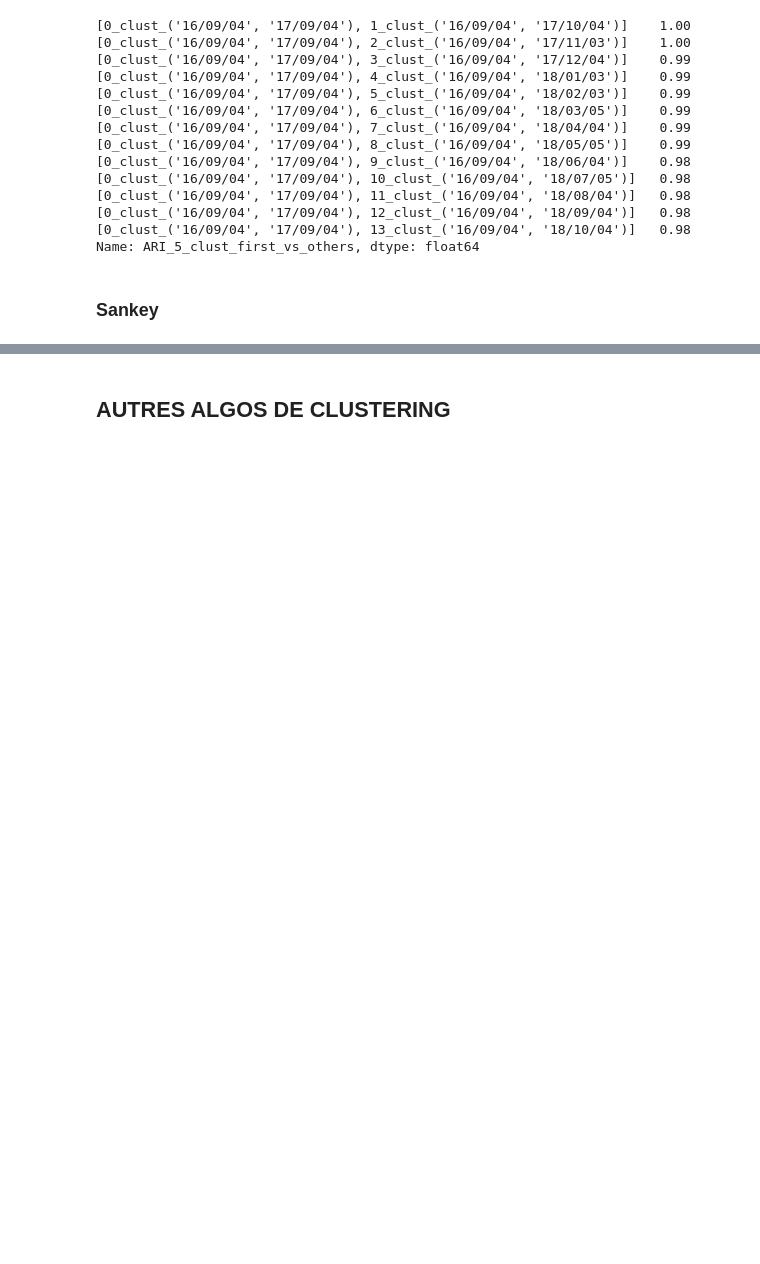
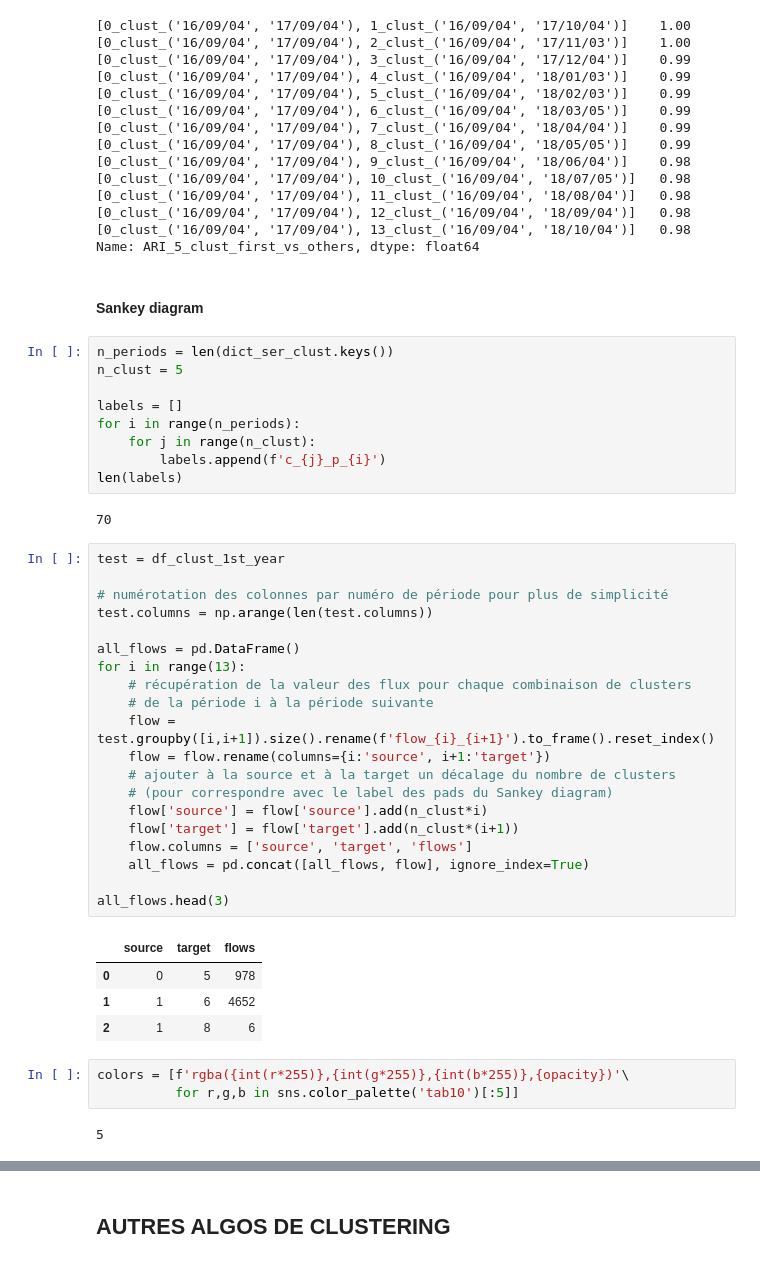
Before and after one commit to SmellyArmure/OC_DS_Project5, a Jupyter notebook: NOTEBOOKS/P5_Clustering.ipynb, the cells around one changed output, grey strips where cells are left out. Cells and saved outputs as stored; diff of their text form; blank space fills up the shorter version.

Commit message:
P5_Clustering : base de données des flux pour le Sankey diagram et tracé du Sankey diagram (reste à régler un pbe de couleur des flux).

```diff
--- a/NOTEBOOKS/P5_Clustering.ipynb
+++ b/NOTEBOOKS/P5_Clustering.ipynb
@@ -1557,7 +1557,48 @@ ser_ARI
 [0_clust_('16/09/04', '17/09/04'), 13_clust_('16/09/04', '18/10/04')]   0.98
 Name: ARI_5_clust_first_vs_others, dtype: float64
 # %% [markdown]
-### Sankey
+#### Sankey diagram
+# %%
+n_periods = len(dict_ser_clust.keys())
+n_clust = 5
+
+labels = []
+for i in range(n_periods):
+    for j in range(n_clust):
+        labels.append(f'c_{j}_p_{i}')
+len(labels)
+# %% [output]
+70
+# %%
+test = df_clust_1st_year
+
+# numérotation des colonnes par numéro de période pour plus de simplicité
+test.columns = np.arange(len(test.columns))
+
+all_flows = pd.DataFrame()
+for i in range(13):
+    # récupération de la valeur des flux pour chaque combinaison de clusters
+    # de la période i à la période suivante
+    flow = test.groupby([i,i+1]).size().rename(f'flow_{i}_{i+1}').to_frame().reset_index()
+    flow = flow.rename(columns={i:'source', i+1:'target'})
+    # ajouter à la source et à la target un décalage du nombre de clusters
+    # (pour correspondre avec le label des pads du Sankey diagram)
+    flow['source'] = flow['source'].add(n_clust*i)
+    flow['target'] = flow['target'].add(n_clust*(i+1))
+    flow.columns = ['source', 'target', 'flows']
+    all_flows = pd.concat([all_flows, flow], ignore_index=True)
+
+all_flows.head(3)
+# %% [output]
+|  | source | target | flows |
+| 0 | 0 | 5 | 978 |
+| 1 | 1 | 6 | 4652 |
+| 2 | 1 | 8 | 6 |
+# %%
+colors = [f'rgba({int(r*255)},{int(g*255)},{int(b*255)},{opacity})'\
+          for r,g,b in sns.color_palette('tab10')[:5]]
+# %% [output]
+5
 # %%
 import plotly.graph_objects as go
 
```
Also changed, not shown: parts of 3 cells of this notebook.
